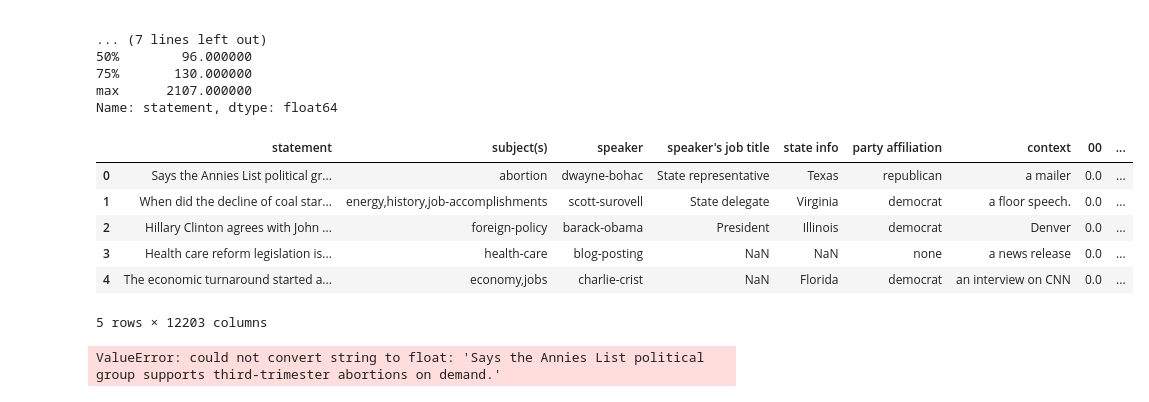
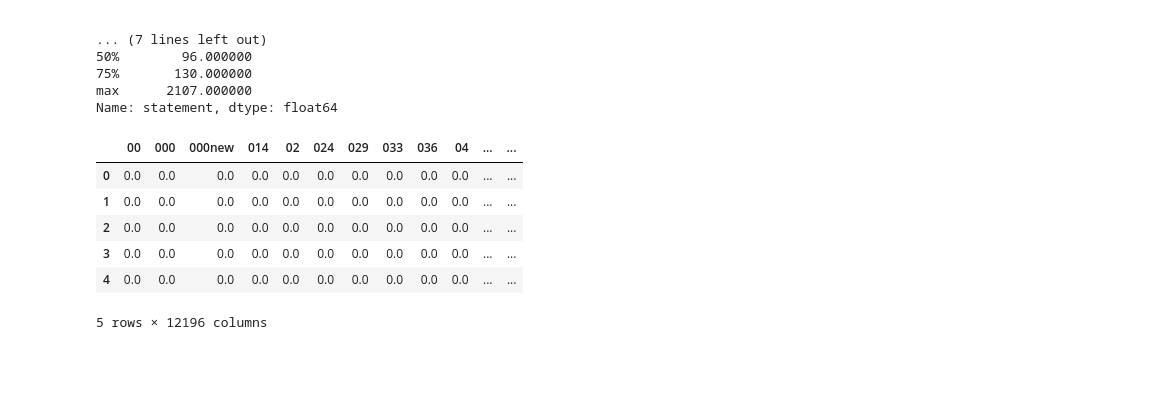
Before and after one commit to Rukun-Aaron/Fake-news-models, a Jupyter notebook: Preprocessing.ipynb, the cells around one changed output. Drawn from its saved outputs; the diff is of its cells as text; code cells hidden in the pictures; blank space fills up the shorter version.

```diff
--- a/Preprocessing.ipynb
+++ b/Preprocessing.ipynb
@@ -3,7 +3,7 @@ import pandas as pd
 import numpy as np
 # %%
 # Read the data
-data = pd.read_csv('train.tsv',sep='\t', header=None, names=["id", "label", "statement", "subject(s)", "speaker","speaker's job title", "state info", "party affiliation", "barely true counts", "false counts","half true counts", "mostly true counts", "pants on fire counts", "context"])
+data = pd.read_csv('LIAR/train.tsv',sep='\t', header=None, names=["id", "label", "statement", "subject(s)", "speaker","speaker's job title", "state info", "party affiliation", "barely true counts", "false counts","half true counts", "mostly true counts", "pants on fire counts", "context"])
 data.head()
 # %% [output]
 |  | id | label | statement | subject(s) | speaker | speaker's job title | state info | party affiliation | ... |
@@ -106,33 +104,23 @@ Name: statement, dtype: float64
 # %%
 from sklearn.feature_extraction.text import TfidfVectorizer
 
 
-features_df = data[['statement', 'subject(s)', 'speaker', "speaker's job title", 'state info', 'party affiliation', 'context']]
+# features_df = data[['statement', 'subject(s)', 'speaker', "speaker's job title", 'state info', 'party affiliation', 'context']]
 label_df = data['label']
 
+combined_features = data[['statement']].apply(lambda x: ' '.join(x.dropna().astype(str)), axis=1)
 vectorizer  = TfidfVectorizer()
-vectorizer.fit(features_df['statement'])
 
-tfidf_vec = vectorizer .transform(features_df['statement'])
-tfidf_df = pd.DataFrame(tfidf_vec.toarray(), columns=vectorizer.get_feature_names_out())
-df_with_tfidf = pd.concat([features_df, tfidf_df], axis=1)
+vectorizer.fit(combined_features)
+tfidf_features = vectorizer.transform(combined_features)
 
-df_with_tfidf.head()
+tfidf_df = pd.DataFrame(tfidf_features.toarray(), columns=vectorizer.get_feature_names_out())
+tfidf_df.head()
 # %% [output]
-|  | statement | subject(s) | speaker | speaker's job title | state info | party affiliation | context | 00 | ... |
-| 0 | Says the Annies List political gr... | abortion | dwayne-bohac | State representative | Texas | republican | a mailer | 0.0 | ... |
-| 1 | When did the decline of coal star... | energy,history,job-accomplishments | scott-surovell | State delegate | Virginia | democrat | a floor speech. | 0.0 | ... |
-| 2 | Hillary Clinton agrees with John ... | foreign-policy | barack-obama | President | Illinois | democrat | Denver | 0.0 | ... |
-| 3 | Health care reform legislation is... | health-care | blog-posting | NaN | NaN | none | a news release | 0.0 | ... |
-| 4 | The economic turnaround started a... | economy,jobs | charlie-crist | NaN | Florida | democrat | an interview on CNN | 0.0 | ... |
+|  | 00 | 000 | 000new | 014 | 02 | 024 | 029 | 033 | 036 | 04 | ... | ... |
+| 0 | 0.0 | 0.0 | 0.0 | 0.0 | 0.0 | 0.0 | 0.0 | 0.0 | 0.0 | 0.0 | ... | ... |
+| 1 | 0.0 | 0.0 | 0.0 | 0.0 | 0.0 | 0.0 | 0.0 | 0.0 | 0.0 | 0.0 | ... | ... |
+| 2 | 0.0 | 0.0 | 0.0 | 0.0 | 0.0 | 0.0 | 0.0 | 0.0 | 0.0 | 0.0 | ... | ... |
+| 3 | 0.0 | 0.0 | 0.0 | 0.0 | 0.0 | 0.0 | 0.0 | 0.0 | 0.0 | 0.0 | ... | ... |
+| 4 | 0.0 | 0.0 | 0.0 | 0.0 | 0.0 | 0.0 | 0.0 | 0.0 | 0.0 | 0.0 | ... | ... |
-5 rows × 12203 columns
+5 rows × 12196 columns
-# %%
-from sklearn.feature_selection import SelectKBest
-from sklearn.feature_selection import chi2
-
-k =3
-
-selector = SelectKBest(score_func=chi2, k=k)
-X_selected = selector.fit_transform(features_df, label_df)
-# %% [output]
-ValueError: could not convert string to float: 'Says the Annies List political group supports third-trimester abortions on demand.'
```
Also changed, not shown: parts of 4 cells of this notebook, 18 other files.
